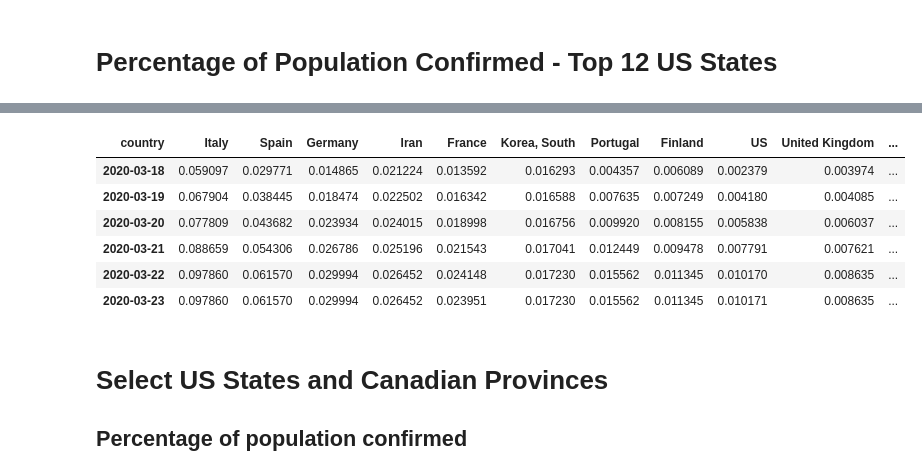
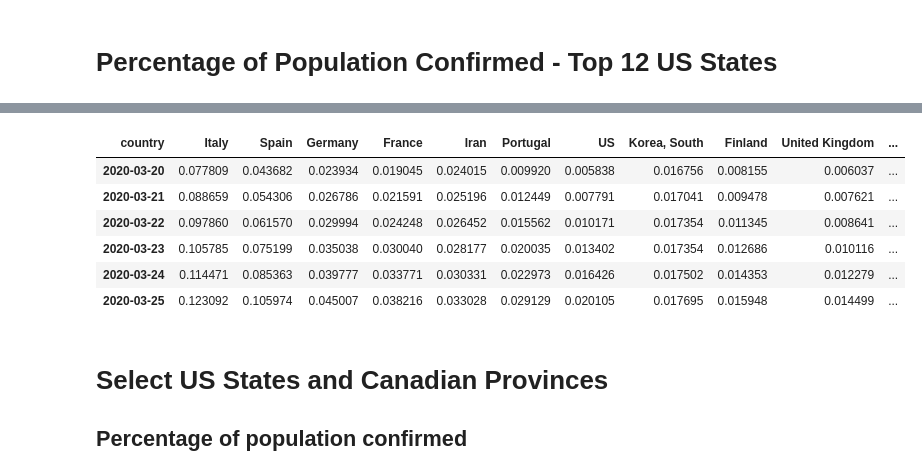
Before and after one commit to rrx/COVID-19, a Jupyter notebook: analysis.ipynb, the cells around one changed output, grey strips where cells are left out. Cells and saved outputs as stored; diff of their text form; code cells hidden in the pictures.

```diff
--- a/analysis.ipynb
+++ b/analysis.ipynb
@@ -114,0 +97,21 @@ pass
+# %%
+usa = df.loc[df['country'] == 'US'].loc[df['region'] != ''].groupby(by=['country', 'region', 'date']).sum()
+last_date = str(max(usa.index.get_level_values(2)).date())
+last_date
+idx = pd.IndexSlice
+
+x = usa.loc[idx[:,:,[last_date]], idx[['ratio', 'Confirmed', 'population']]].sort_values(by=['ratio'], ascending=False)
+labels = list(map(lambda x: "%s - %.5f%%" % (x[0][1], x[1]), zip(x.index, x[x.columns[0]].to_list())))
+rows = list(filter(lambda x: str(x[2]) > '2020-03-07', usa.index))
+usa = usa.loc[rows]
+usa = usa.reset_index()
+usa = usa.drop(columns=['country'])
+
+usa = pd.pivot_table(usa, values='ratio', index=['date'],
+                     columns=['region'], aggfunc=np.sum).fillna(0)[x.index.get_level_values(1)]
+
+ax = usa.plot(rot=30, figsize=(16,12), title='Confirmed in USA')
+ax.set_xlabel("date")
+ax.set_ylabel("percent of population confirmed")
+ax.legend(labels, bbox_to_anchor=(0.5, 0.2), ncol=2)
+pass
@@ -126,0 +122,3 @@ usa[columns[:12]].tail()
+# %%
+x['millions'] = x['population'].divide(1000000.0).apply(int)
+x[:12][['Confirmed', 'ratio', 'millions']]
@@ -179,0 +183,14 @@ pass
+# %%
+areas_of_interest = ['US', 'Canada', 'Iran', 'China', 'Korea, South', 'Italy', 'Spain',
+                    'Germany', 'France', 'United Kingdom', 'Russia', 'Finland', 'Portugal',
+                    'Brazil', 'Mexico']
+
+areas = list(filter(lambda x: x in areas_of_interest, last.index))
+
+countries = last[areas]
+labels = list(map(lambda x: "%s - %.4f%%" % (x[0], x[1]), zip(countries.index, countries.values)))
+ax = world_pop[countries.index].plot(rot=30, figsize=(16,16), title='Confirmed in Areas of Interest')
+ax.legend(labels, bbox_to_anchor=(0.5, 0.3), ncol=2)
+ax.set_xlabel("date")
+ax.set_ylabel("percent of population confirmed")
+pass
@@ -180,13 +199,13 @@ pass
 # %%
-grouped.tail(6)
+world_pop[countries.index].tail(6)
 # %% [output]
-| country | Italy | Spain | Germany | Iran | France | Korea, South | Portugal | Finland | US | United Kingdom | ... |
-| 2020-03-18 | 0.059097 | 0.029771 | 0.014865 | 0.021224 | 0.013592 | 0.016293 | 0.004357 | 0.006089 | 0.002379 | 0.003974 | ... |
-| 2020-03-19 | 0.067904 | 0.038445 | 0.018474 | 0.022502 | 0.016342 | 0.016588 | 0.007635 | 0.007249 | 0.004180 | 0.004085 | ... |
-| 2020-03-20 | 0.077809 | 0.043682 | 0.023934 | 0.024015 | 0.018998 | 0.016756 | 0.009920 | 0.008155 | 0.005838 | 0.006037 | ... |
-| 2020-03-21 | 0.088659 | 0.054306 | 0.026786 | 0.025196 | 0.021543 | 0.017041 | 0.012449 | 0.009478 | 0.007791 | 0.007621 | ... |
-| 2020-03-22 | 0.097860 | 0.061570 | 0.029994 | 0.026452 | 0.024148 | 0.017230 | 0.015562 | 0.011345 | 0.010170 | 0.008635 | ... |
-| 2020-03-23 | 0.097860 | 0.061570 | 0.029994 | 0.026452 | 0.023951 | 0.017230 | 0.015562 | 0.011345 | 0.010171 | 0.008635 | ... |
+| country | Italy | Spain | Germany | France | Iran | Portugal | US | Korea, South | Finland | United Kingdom | ... |
+| 2020-03-20 | 0.077809 | 0.043682 | 0.023934 | 0.019045 | 0.024015 | 0.009920 | 0.005838 | 0.016756 | 0.008155 | 0.006037 | ... |
+| 2020-03-21 | 0.088659 | 0.054306 | 0.026786 | 0.021591 | 0.025196 | 0.012449 | 0.007791 | 0.017041 | 0.009478 | 0.007621 | ... |
+| 2020-03-22 | 0.097860 | 0.061570 | 0.029994 | 0.024248 | 0.026452 | 0.015562 | 0.010171 | 0.017354 | 0.011345 | 0.008641 | ... |
+| 2020-03-23 | 0.105785 | 0.075199 | 0.035038 | 0.030040 | 0.028177 | 0.020035 | 0.013402 | 0.017354 | 0.012686 | 0.010116 | ... |
+| 2020-03-24 | 0.114471 | 0.085363 | 0.039777 | 0.033771 | 0.030331 | 0.022973 | 0.016426 | 0.017502 | 0.014353 | 0.012279 | ... |
+| 2020-03-25 | 0.123092 | 0.105974 | 0.045007 | 0.038216 | 0.033028 | 0.029129 | 0.020105 | 0.017695 | 0.015948 | 0.014499 | ... |
 # %% [markdown]
 # Select US States and Canadian Provinces
 ## Percentage of population confirmed
```
Also changed, not shown: parts of 19 cells of this notebook, 1 other file.
